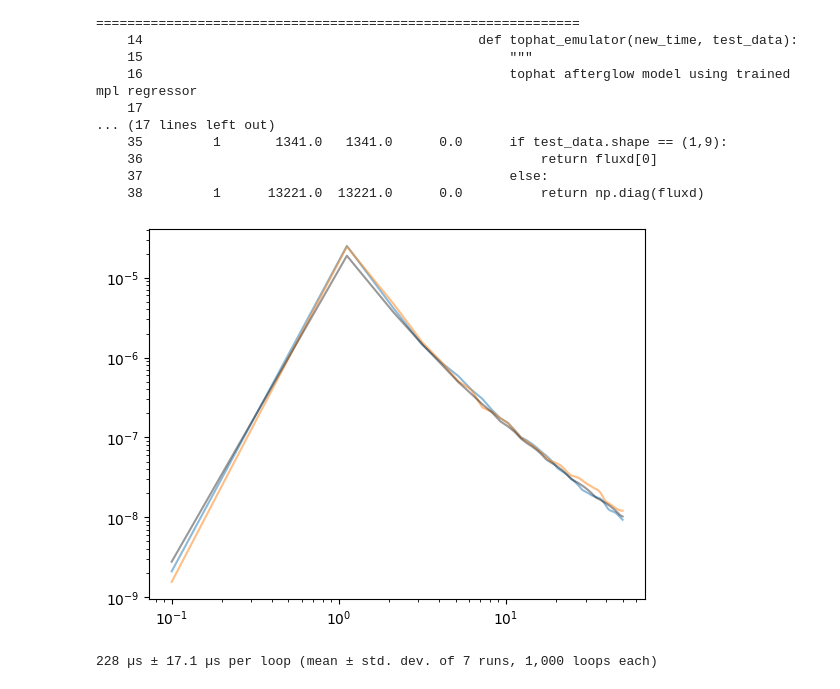
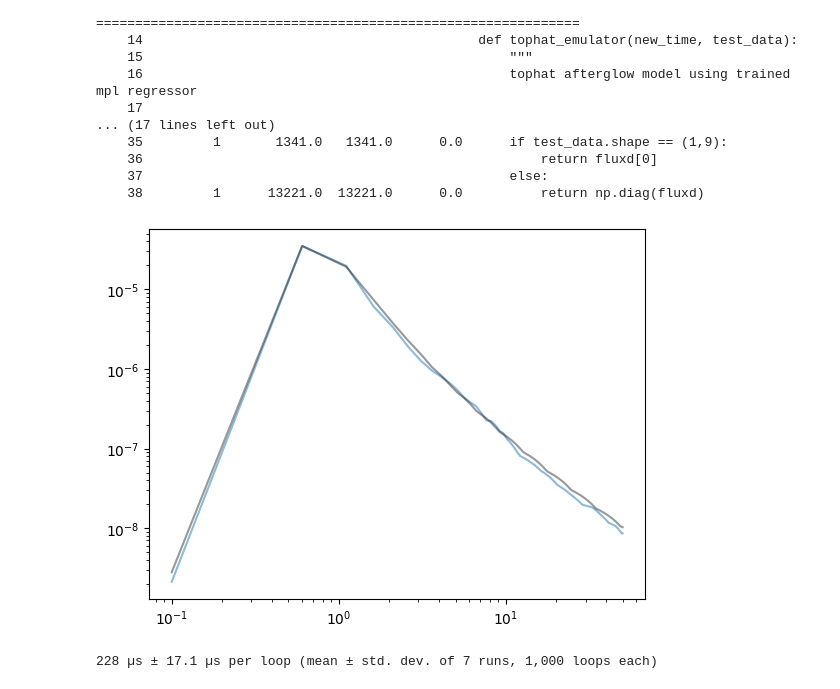
Before and after one commit to wfw23/MPhys_project, a Jupyter notebook: emulator_timing.ipynb, the cells around one changed output. Saved outputs shown, nothing was run; the diff lists cells and outputs as text; code cells hidden in the pictures.

```diff
--- a/emulator_timing.ipynb
+++ b/emulator_timing.ipynb
@@ -193,6 +200,10 @@ test_data=np.fromiter(params.values(),dtype=float).reshape(1,-1)
 xtests= scalerx.transform(test_data)
 prediction= model.predict(xtests)
 prediction = 10**(scalery.inverse_transform(prediction))
+predpt1=prediction[0][:np.argmax(prediction[0])]
+predpt2=prediction[0][np.argmax(prediction[0]):]
+predpt2=savgol_filter(predpt2,window_length=10,polyorder=9, mode='wrap')
+prediction=np.insert(predpt1, len(predpt1), predpt2)
 afterglow1 = interpolate.interp1d(time1, prediction, kind='linear')
 
 xtests= scalerx2.transform(test_data)
@@ -210,24 +221,24 @@ prediction= model4.predict(xtests)
 prediction = 10**(scalery4.inverse_transform(prediction))
 afterglow4 = interpolate.interp1d(time4, prediction, kind='linear')
 
-new_time= np.linspace(0.1,50,50)
+new_time= np.linspace(0.1,50,100)
 fluxd1= afterglow1(new_time)
 fluxd2= afterglow2(new_time)
 fluxd3= afterglow3(new_time)
 fluxd4= afterglow4(new_time)
 # %%
 ax=plt.subplot()
-ax.loglog(new_time, fluxd1[0], alpha=0.5)
+ax.loglog(new_time, fluxd1, alpha=0.5)
 #ax.loglog(new_time, fluxd2[0],alpha=0.5)
 #ax.loglog(new_time, fluxd3[0],alpha=0.5)
-ax.loglog(new_time, fluxd4[0],alpha=0.5)
+#ax.loglog(new_time, fluxd4[0],alpha=0.5)
 ax.loglog(new_time, tophat_redback(new_time, redshift=0.01,  thv= 0.5, loge0=49.5 , thc= 0.06, logn0=0.5, p=2.3,
     logepse=-1.25, logepsb=-2.5, xiN=1, g0=1000,frequency= 3e14, output_format='flux_density'), c='k',alpha=0.4)# marker='o', markersize=2)
 #plt.xlim(10,50)
 #plt.ylim(10e-8,10e-5)
 plt.show()
 # %% [output]
-[figure, old version]
+[figure, new version]
 # %%
 %%timeit
 prediction= model.predict(xtests) #3#4
```
Also changed, not shown: parts of 2 cells of this notebook, 10 other files.
